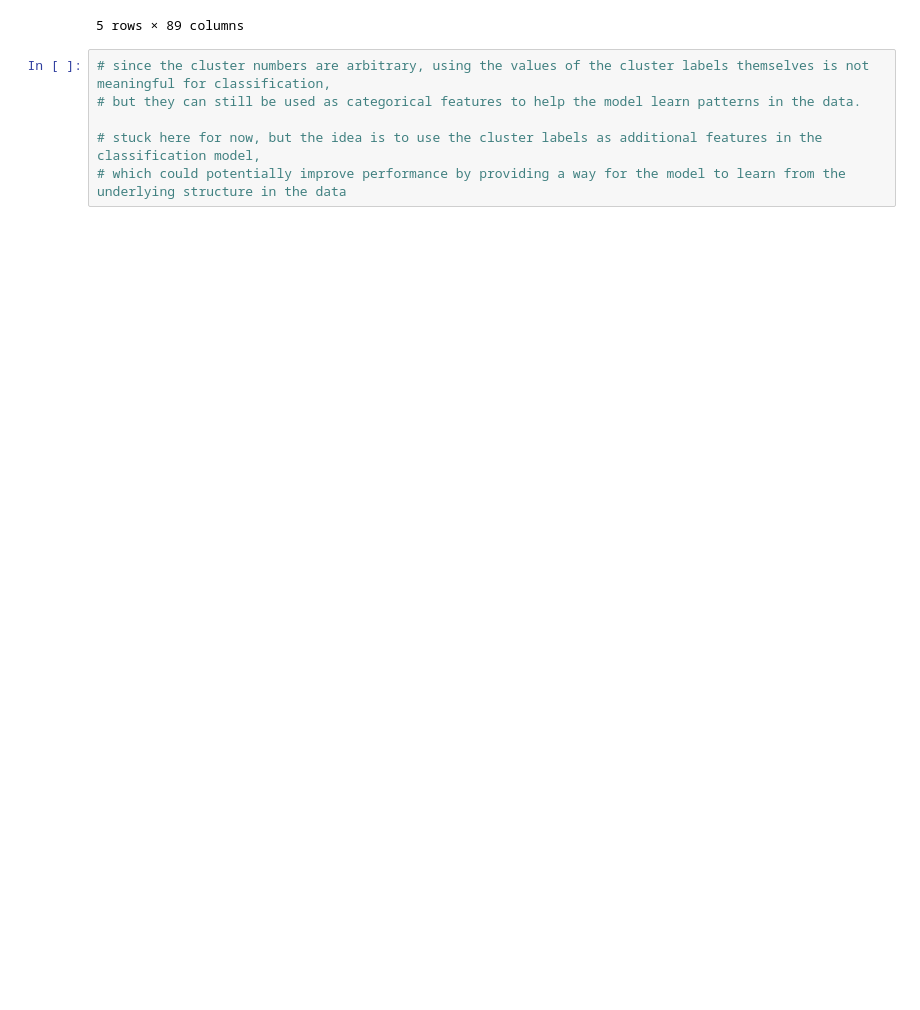
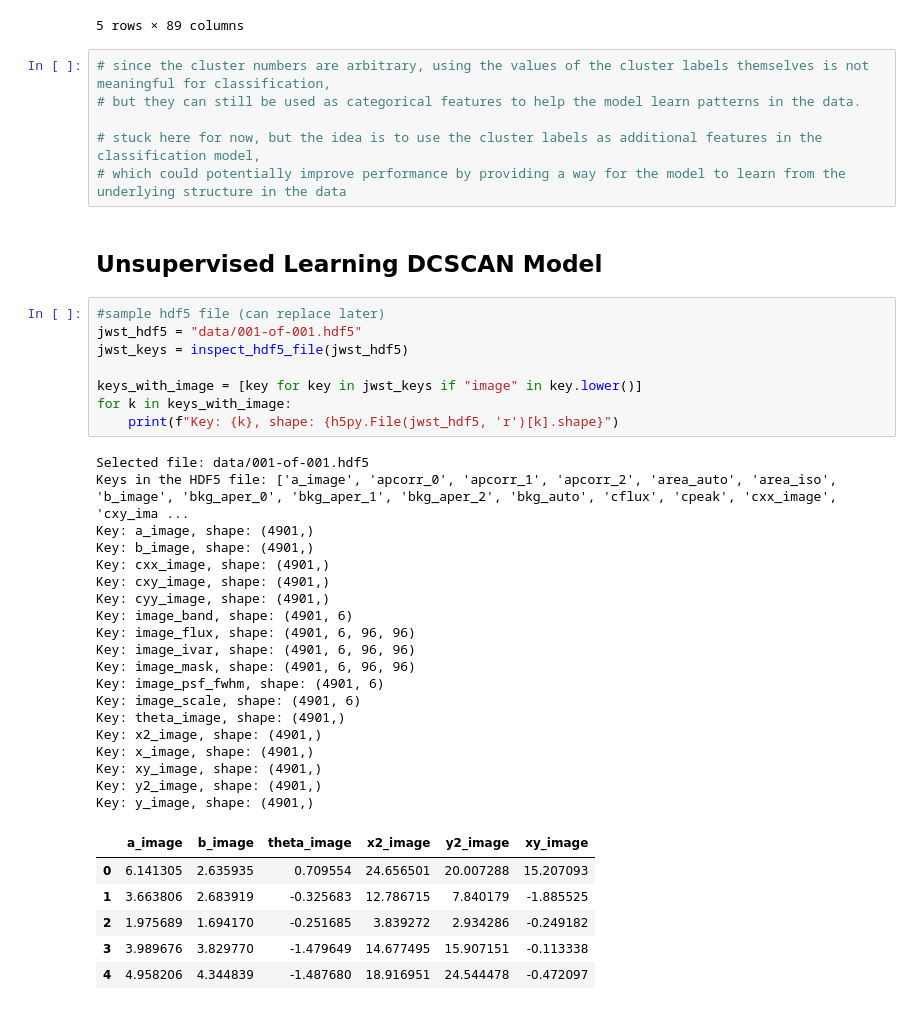
Before and after one commit to MADS-Milestone-2/Galaxy-Classifier, a Jupyter notebook: group-4-second-draft.ipynb, the cells around one changed output. Cells and saved outputs as stored; diff of their text form; blank space fills up the shorter version.

```diff
--- a/group-4-second-draft.ipynb
+++ b/group-4-second-draft.ipynb
@@ -1161,3 +1167,39 @@ model_df_with_cluster.head()
 
 # stuck here for now, but the idea is to use the cluster labels as additional features in the classification model,
 # which could potentially improve performance by providing a way for the model to learn from the underlying structure in the data
+# %% [markdown]
+## Unsupervised Learning DCSCAN Model
+# %%
+#sample hdf5 file (can replace later)
+jwst_hdf5 = "data/001-of-001.hdf5"
+jwst_keys = inspect_hdf5_file(jwst_hdf5)
+
+keys_with_image = [key for key in jwst_keys if "image" in key.lower()]
+for k in keys_with_image:
+    print(f"Key: {k}, shape: {h5py.File(jwst_hdf5, 'r')[k].shape}")
+# %% [output]
+Selected file: data/001-of-001.hdf5
+Keys in the HDF5 file: ['a_image', 'apcorr_0', 'apcorr_1', 'apcorr_2', 'area_auto', 'area_iso', 'b_image', 'bkg_aper_0', 'bkg_aper_1', 'bkg_aper_2', 'bkg_auto', 'cflux', 'cpeak', 'cxx_image', 'cxy_ima ...
+Key: a_image, shape: (4901,)
+Key: b_image, shape: (4901,)
+Key: cxx_image, shape: (4901,)
+Key: cxy_image, shape: (4901,)
+Key: cyy_image, shape: (4901,)
+Key: image_band, shape: (4901, 6)
+Key: image_flux, shape: (4901, 6, 96, 96)
+Key: image_ivar, shape: (4901, 6, 96, 96)
+Key: image_mask, shape: (4901, 6, 96, 96)
+Key: image_psf_fwhm, shape: (4901, 6)
+Key: image_scale, shape: (4901, 6)
+Key: theta_image, shape: (4901,)
+Key: x2_image, shape: (4901,)
+Key: x_image, shape: (4901,)
+Key: xy_image, shape: (4901,)
+Key: y2_image, shape: (4901,)
+Key: y_image, shape: (4901,)
+|  | a_image | b_image | theta_image | x2_image | y2_image | xy_image |
+| 0 | 6.141305 | 2.635935 | 0.709554 | 24.656501 | 20.007288 | 15.207093 |
+| 1 | 3.663806 | 2.683919 | -0.325683 | 12.786715 | 7.840179 | -1.885525 |
+| 2 | 1.975689 | 1.694170 | -0.251685 | 3.839272 | 2.934286 | -0.249182 |
+| 3 | 3.989676 | 3.829770 | -1.479649 | 14.677495 | 15.907151 | -0.113338 |
+| 4 | 4.958206 | 4.344839 | -1.487680 | 18.916951 | 24.544478 | -0.472097 |
```
Also changed, not shown: parts of 11 cells of this notebook.
